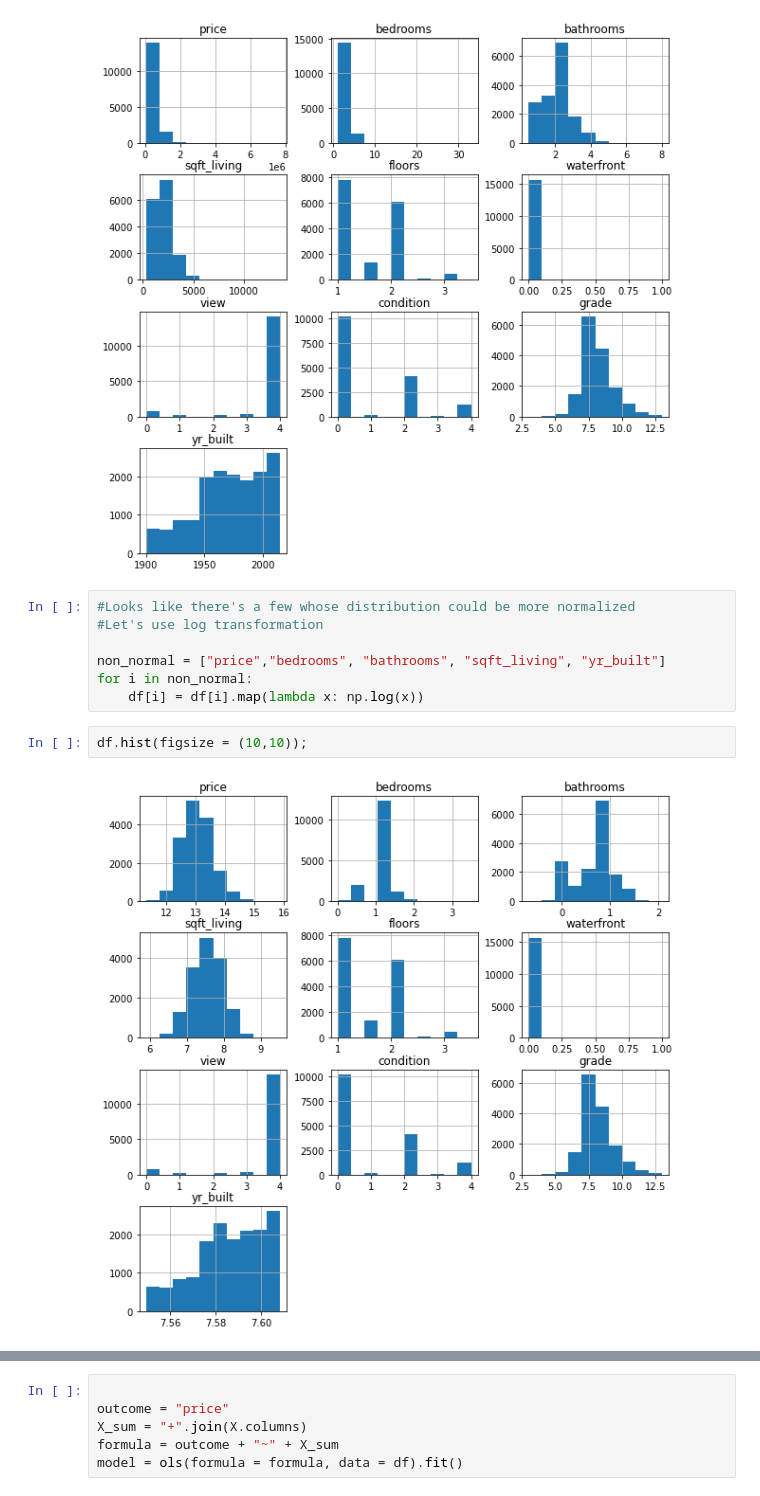
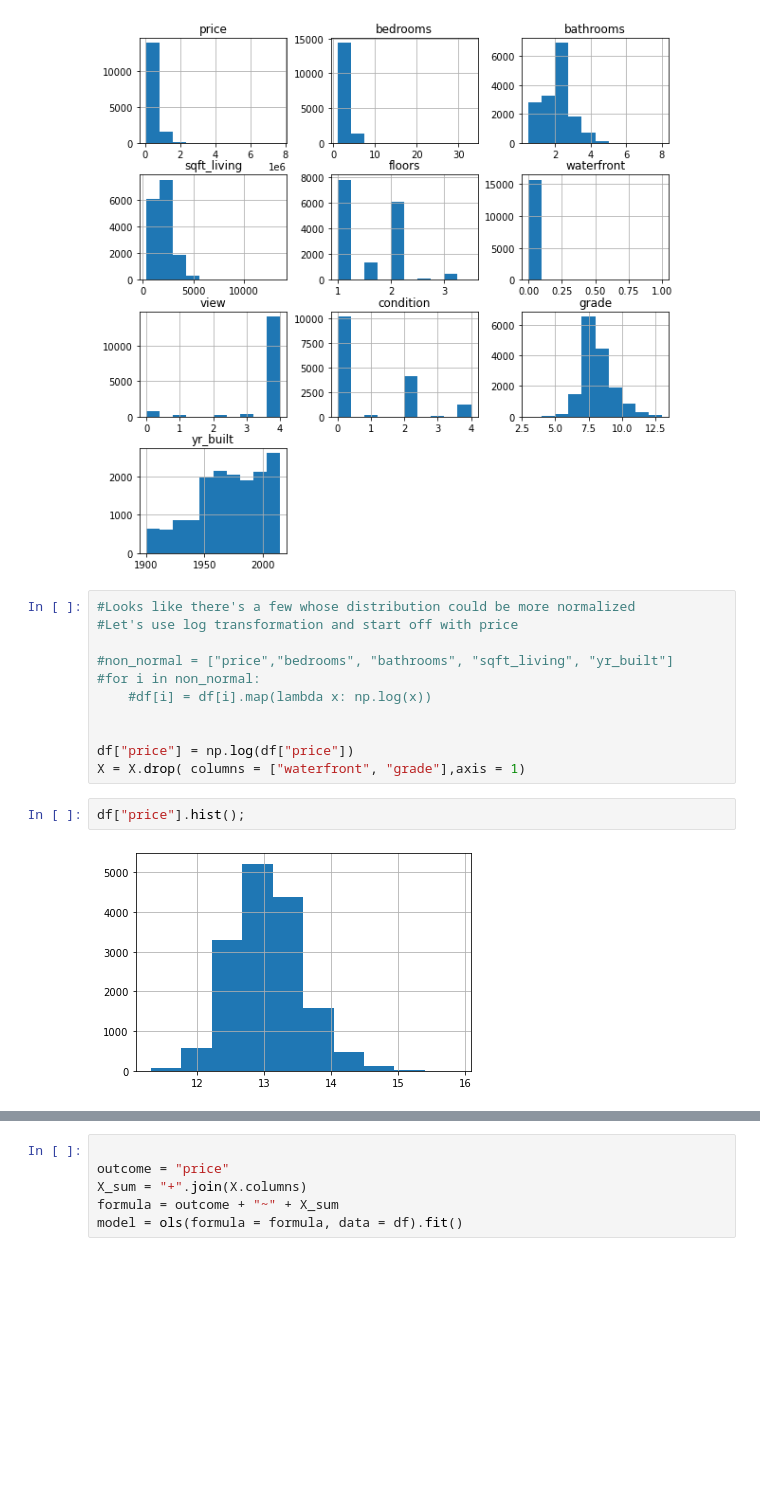
Before and after one commit to aharri123/dsc-phase-2-project-v2-3, a Jupyter notebook: student.ipynb, the cells around one changed output, grey strips where cells are left out. Cells and saved outputs as stored; diff of their text form; blank space fills up the shorter version.

```diff
--- a/student.ipynb
+++ b/student.ipynb
@@ -550,14 +553,18 @@ df.hist(figsize = (10,10));
 [figure]
 # %%
 #Looks like there's a few whose distribution could be more normalized
-#Let's use log transformation
+#Let's use log transformation and start off with price
 
-non_normal = ["price","bedrooms", "bathrooms", "sqft_living", "yr_built"]
-for i in non_normal:
-    df[i] = df[i].map(lambda x: np.log(x))
+#non_normal = ["price","bedrooms", "bathrooms", "sqft_living", "yr_built"]
+#for i in non_normal:
+    #df[i] = df[i].map(lambda x: np.log(x))
+
+
+df["price"] = np.log(df["price"])
+X = X.drop( columns = ["waterfront", "grade"],axis = 1)
 # %%
-df.hist(figsize = (10,10));
+df["price"].hist();
 # %% [output]
-[figure, old version]
+[figure, new version]
 # %%
 Y_log = df["price"]
```
Also changed, not shown: parts of 12 cells of this notebook.
